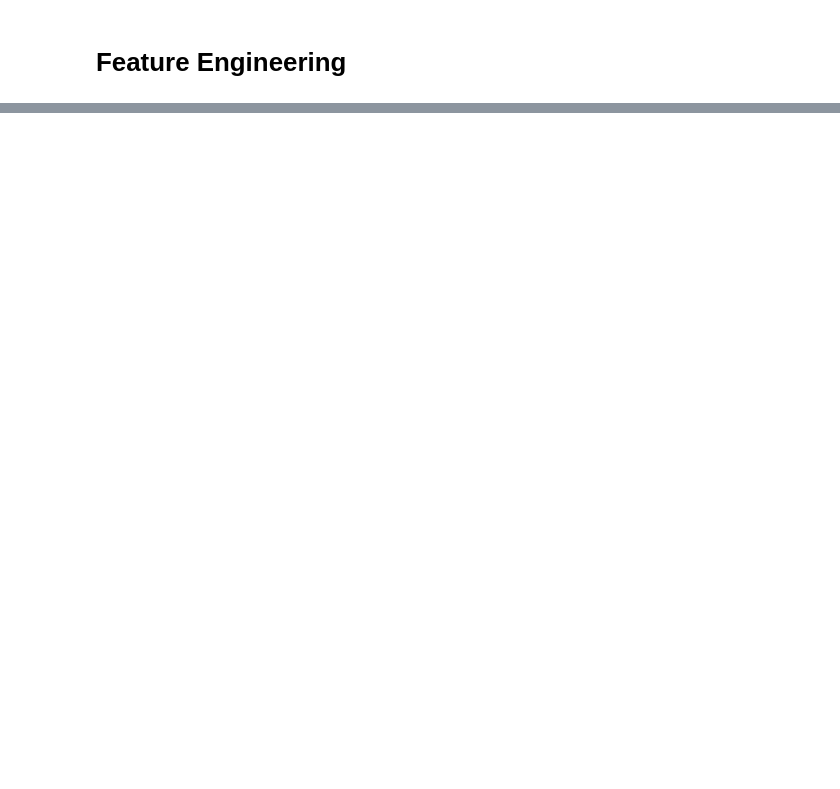
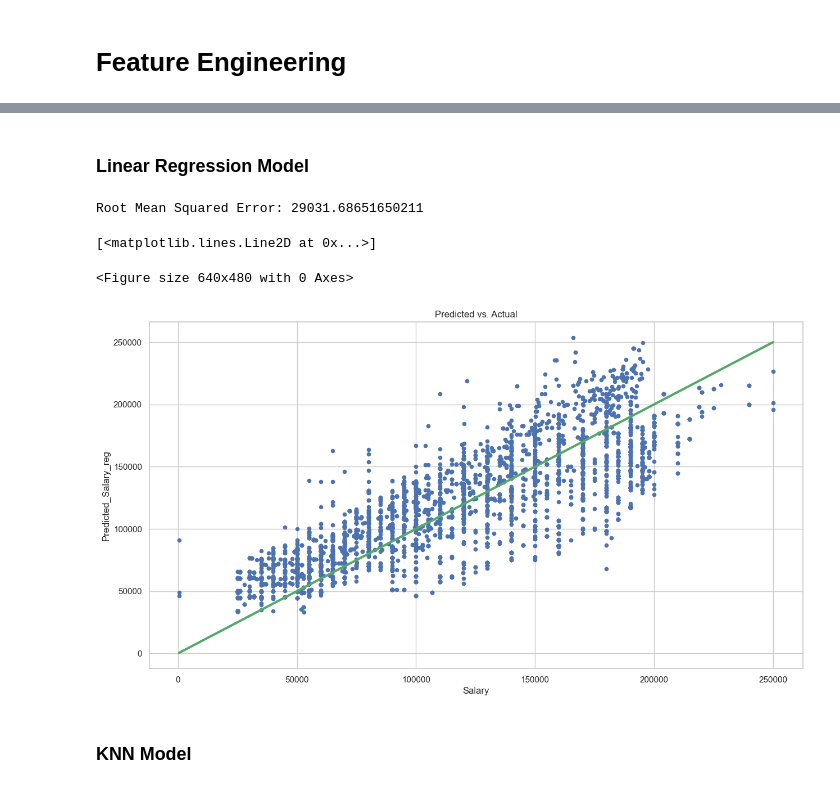
Before and after one commit to Saarle/Regression-Project, a Jupyter notebook: Regression_Project_.ipynb, the cells around one changed output, grey strips where cells are left out. Drawn from its saved outputs; the diff is of its cells as text; code cells hidden in the pictures; blank space fills up the shorter version.

```diff
--- a/Regression_Project_.ipynb
+++ b/Regression_Project_.ipynb
@@ -199,0 +256,50 @@ data.groupby('Education_Level').size().reset_index(name = 'count')
+# %% [markdown]
+### **Linear Regression Model**
+# %%
+X = data[['Years_of_Experience','professionalism','Transformed_Job_Title','Transformed_Gender']]
+y = data.Salary
+
+
+
+# Standardize the features
+scaler = StandardScaler()
+X_scaled = scaler.fit_transform(X)
+
+# Create a SGDRegressor model (with gradient descent optimization)
+# model = SGDRegressor(max_iter=1000, random_state=42)
+
+# # Create a linear regression model
+model = LinearRegression()
+
+# Train the model on the entire data
+model.fit(X_scaled, y)
+
+# Make predictions on the same data used for training
+y_pred = model.predict(X_scaled)
+
+# You can add the predicted salaries back to the DataFrame if needed
+data['Predicted_Salary_reg'] = y_pred
+
+# Calculate RMSE
+rmse = mean_squared_error(y, y_pred, squared=False)
+
+# Print the DataFrame with predicted salaries and RMSE
+# print(data)
+print("Root Mean Squared Error:", rmse)
+# %% [output]
+Root Mean Squared Error: 29031.68651650211
+# %%
+plt.figure()
+amin, amax = min(data['Salary']), max(data['Salary'])
+ax = data.plot('Salary', 'Predicted_Salary_reg', kind='scatter',
+                    #  xlim=[amin, amax], ylim=[amin, amax],
+                     title='Predicted vs. Actual',
+                     figsize = (15,8))
+ax.plot(np.linspace(amin, amax, 2), np.linspace(amin, amax, 2),
+        linewidth=3, color='g')
+# %% [output]
+[<matplotlib.lines.Line2D at 0x...>]
+<Figure size 640x480 with 0 Axes>
+[figure, added]
+# %% [markdown]
+### **KNN Model**
```
Also changed, not shown: parts of 20 cells of this notebook.
